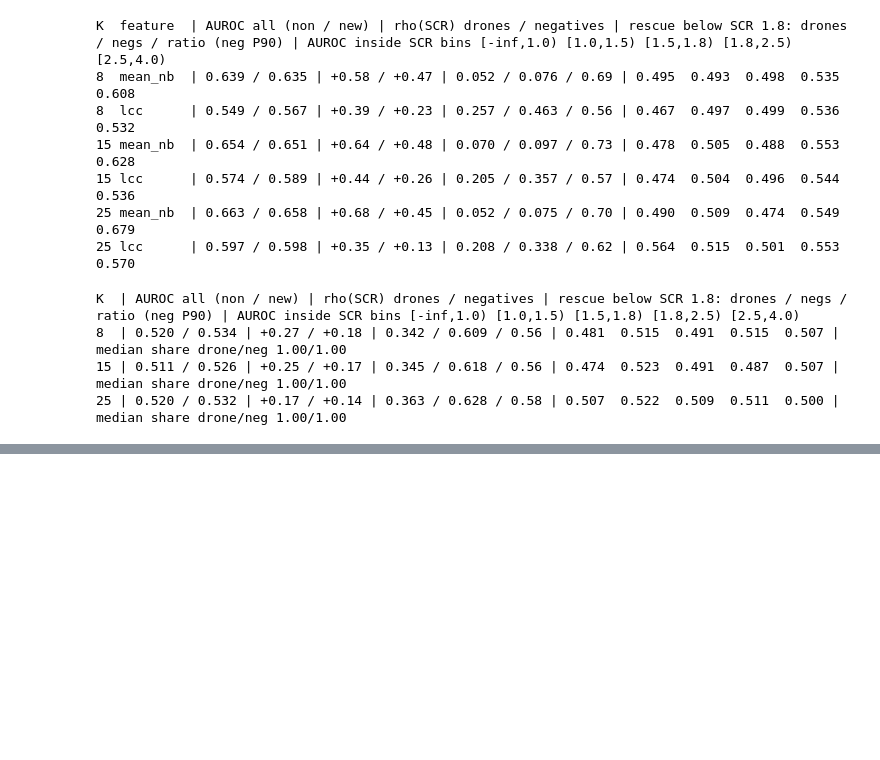
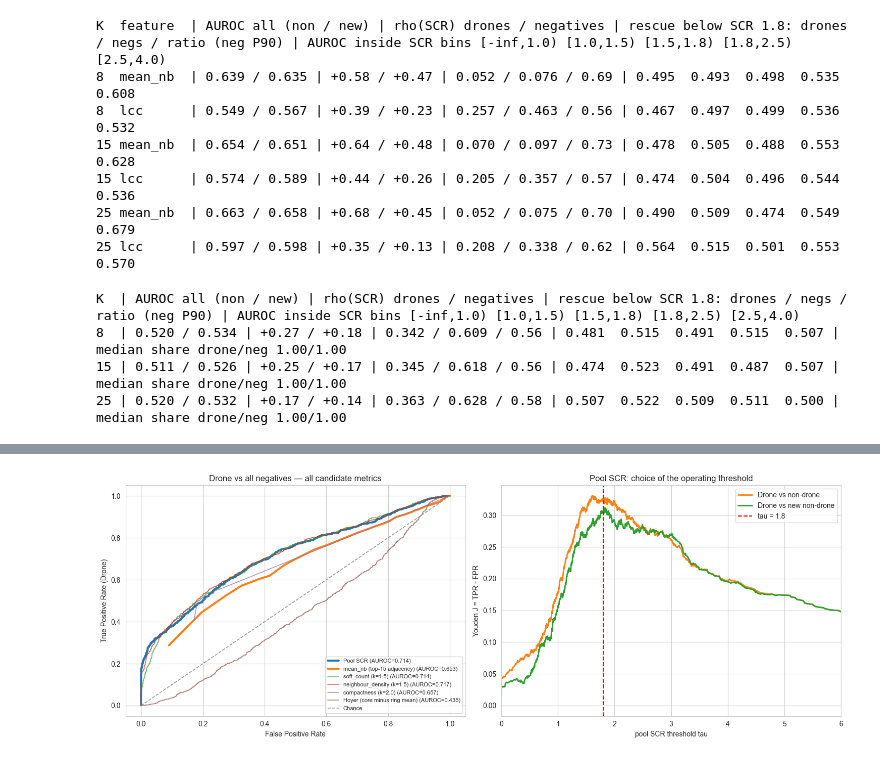
Before and after one commit to shelly-serafimovich/target-aware-infrared-sr, a Jupyter notebook: METRICS_EDA/RESULTS/EDA_executed.ipynb, the cells around one changed output, grey strips where cells are left out. Cells and saved outputs as stored; diff of their text form; code cells hidden in the pictures; blank space fills up the shorter version.

Commit message:
Add appendix tables/figures, chosen graphs and updated EDA notebook results

```diff
--- a/METRICS_EDA/RESULTS/EDA_executed.ipynb
+++ b/METRICS_EDA/RESULTS/EDA_executed.ipynb
@@ -1337,8 +1339,8 @@ print(f"Saved threshold curves to: {os.path.join(EDA_EXPORT_DIR, 'scr_core_pool_
 Saved threshold analysis to: RESULTS\eda_exports\scr_core_pool_threshold_analysis.json
 Saved threshold curves to: RESULTS\eda_exports\scr_core_pool_threshold_analysis.npz
 # %%
-# ── 9c: Pool-SCR tau=1.7 comparison views ───────────────────────────────────────
-# Three groups: drone, non-drone, NEW NON DRONE, with a 1.7 operating threshold.
+# ── 9c: Pool-SCR tau=1.8 comparison views ───────────────────────────────────────
+# Three groups: drone, non-drone, NEW NON DRONE, with a 1.8 operating threshold.
 
 pool_tau_fixed = 1.8
 pool_scr_drone_values = drone_core_pool_scr
@@ -1364,7 +1366,7 @@ ax.set_ylabel("Density")
 ax.set_title("Pool SCR overlap region")
 ax.legend(frameon=True)
 
-# Panel 2: one ROC per comparison, each with its tau=1.7 operating point.
+# Panel 2: one ROC per comparison, each with its tau=1.8 operating point.
 ax = axes[1]
 ax.plot(pool_fpr_values, pool_tpr_values, color="#ff7f0e", linewidth=2.0, label="Drone vs non-drone")
 ax.plot(pool_new_fpr_values, pool_new_tpr_values, color="#2ca02c", linewidth=2.0, label="Drone vs new non-drone")
@@ -1416,7 +1418,7 @@ print(f"tau_fixed = {pool_tau_fixed:.1f}")
 print(f"TPR (drone) at tau=1.8        : {pool_tpr_at_tau33:.4f}")
 print(f"FPR (non-drone) at tau=1.8    : {pool_fpr_at_tau33:.4f}")
 print(f"FPR (new non-drone) at tau=1.8: {pool_fpr_new_at_tau33:.4f}")
-print(f"Saved comparison figure to: {os.path.join(EDA_EXPORT_DIR, 'scr_core_pool_tau17_comparison.png')}")
+print(f"Saved comparison figure to: {os.path.join(EDA_EXPORT_DIR, 'scr_core_pool_tau18_comparison.png')}")
 
 # ── Outliers at tau = 1.8: false positives of both negative groups + drone misses ──
 N_OUTLIER_EXAMPLES = 6
@@ -1485,17 +1487,17 @@ for g, (group_key, group_label, idx_list, records, scores, manifest_key) in enum
 
 fig.suptitle(f"Pool-SCR outliers at $\\tau = {pool_tau_fixed:.1f}$  (rows: non-drone FP, new non-drone FP, drone miss — each LR/HR)")
 plt.tight_layout()
-plt.savefig(os.path.join(EDA_EXPORT_DIR, "scr_core_pool_tau17_outliers.png"), dpi=160)
+plt.savefig(os.path.join(EDA_EXPORT_DIR, "scr_core_pool_tau18_outliers.png"), dpi=160)
 plt.show()
 
-with open(os.path.join(EDA_EXPORT_DIR, "scr_core_pool_tau17_outliers.json"), "w", encoding="utf-8") as f:
+with open(os.path.join(EDA_EXPORT_DIR, "scr_core_pool_tau18_outliers.json"), "w", encoding="utf-8") as f:
     json.dump(outlier_manifest, f, indent=2)
 
 print(f"Non-drone false positives (SCR > {pool_tau_fixed:.1f})     : {len(non_drone_fp_idx)} shown of {int(np.sum(pool_scr_non_drone_values > pool_tau_fixed))} total")
 print(f"New non-drone false positives (SCR > {pool_tau_fixed:.1f}) : {len(new_non_drone_fp_idx)} shown of {int(np.sum(pool_scr_new_non_drone_values > pool_tau_fixed))} total")
 print(f"Drone misses (SCR <= {pool_tau_fixed:.1f})                : {len(drone_miss_idx)} shown of {int(np.sum(pool_scr_drone_values <= pool_tau_fixed))} total")
-print(f"Saved outlier figure to: {os.path.join(EDA_EXPORT_DIR, 'scr_core_pool_tau17_outliers.png')}")
-print(f"Saved outlier manifest (source image names) to: {os.path.join(EDA_EXPORT_DIR, 'scr_core_pool_tau17_outliers.json')}")
+print(f"Saved outlier figure to: {os.path.join(EDA_EXPORT_DIR, 'scr_core_pool_tau18_outliers.png')}")
+print(f"Saved outlier manifest (source image names) to: {os.path.join(EDA_EXPORT_DIR, 'scr_core_pool_tau18_outliers.json')}")
 
 if _shape_mismatches:
     print(f"\nWARNING: {len(_shape_mismatches)} HR/LR patch shape mismatch(es) in this gallery:")
@@ -2699,0 +2841,33 @@ K  | AUROC all (non / new) | rho(SCR) drones / negatives | rescue below SCR 1.8:
+# %%
+# ── 24c: Joint ROC of all candidate metrics + Youden J versus tau for pool SCR ──
+fig, axes = plt.subplots(1, 2, figsize=(15, 5.5))
+
+ax = axes[0]
+for name, per_group in metric_values.items():
+    v = np.concatenate([per_group[g] for g in _GROUPS]).astype(np.float64)
+    d, n = v[_is_drone], v[~_is_drone]
+    _, tpr, fpr = estimate_roc_curve(d, n)
+    emphasised = name.startswith(("Pool SCR", "mean_nb"))
+    ax.plot(fpr, tpr, lw=2.8 if emphasised else 1.2, alpha=1.0 if emphasised else 0.7,
+            label=f"{name} (AUROC={estimate_auc(d, n):.3f})")
+ax.plot([0, 1], [0, 1], ls="--", color="#999999", lw=1.2, label="Chance")
+ax.set_xlabel("False Positive Rate")
+ax.set_ylabel("True Positive Rate (Drone)")
+ax.set_title("Drone vs all negatives — all candidate metrics")
+ax.legend(frameon=True, loc="lower right", fontsize=8)
+
+ax = axes[1]
+ax.plot(pool_thresholds, pool_j_values, color="#ff7f0e", lw=2.0, label="Drone vs non-drone")
+ax.plot(pool_new_thresholds, pool_new_j_values, color="#2ca02c", lw=2.0, label="Drone vs new non-drone")
+ax.axvline(pool_tau_fixed, color="red", ls="--", lw=1.5, label=f"tau = {pool_tau_fixed}")
+ax.set_xlim(0, 6)
+ax.set_xlabel("pool SCR threshold tau")
+ax.set_ylabel("Youden J = TPR - FPR")
+ax.set_title("Pool SCR: choice of the operating threshold")
+ax.legend(frameon=True)
+
+plt.tight_layout()
+plt.savefig(os.path.join(APPENDIX_DIR, "fig_roc_all_metrics_and_youden_j.png"), dpi=160)
+plt.show()
+# %% [output]
+[figure, added]
```
Also changed, not shown: parts of 20 cells of this notebook, 40 other files.
